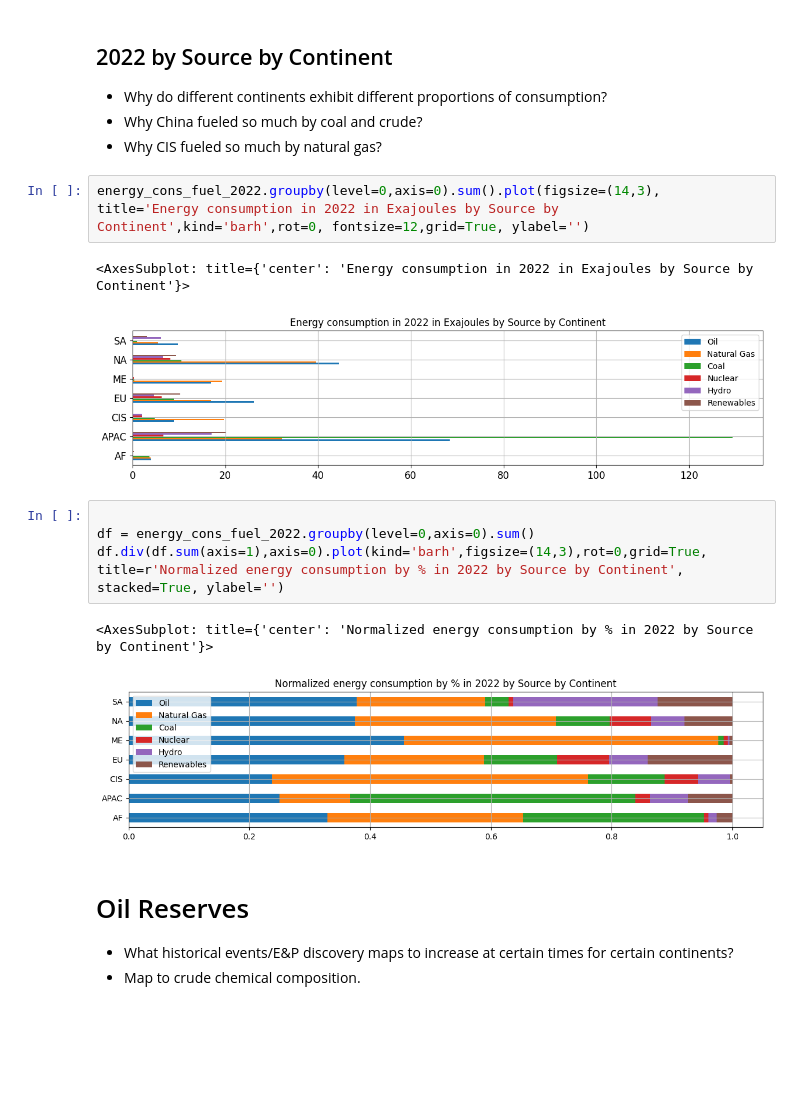
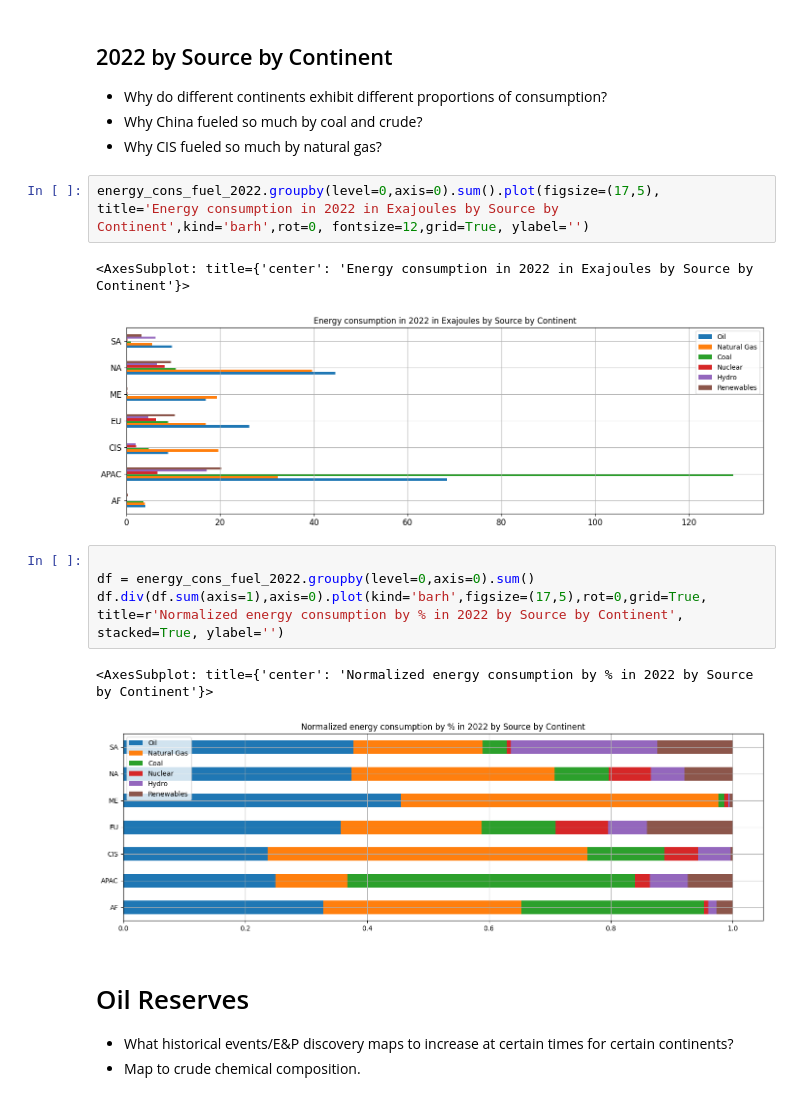
Before and after one commit to ryanczm/BP-Statistical-Report, a Jupyter notebook: oil.ipynb, the cells around one changed output. Saved outputs shown, nothing was run; the diff lists cells and outputs as text; blank space fills up the shorter version.

```diff
--- a/oil.ipynb
+++ b/oil.ipynb
@@ -173,17 +175,17 @@ Text(0, 0.5, '')
 * Why China fueled so much by coal and crude?
 * Why CIS fueled so much by natural gas?
 # %%
-energy_cons_fuel_2022.groupby(level=0,axis=0).sum().plot(figsize=(14,3), title='Energy consumption in 2022 in Exajoules by Source by Continent',kind='barh',rot=0, fontsize=12,grid=True, ylabel='')
+energy_cons_fuel_2022.groupby(level=0,axis=0).sum().plot(figsize=(17,5), title='Energy consumption in 2022 in Exajoules by Source by Continent',kind='barh',rot=0, fontsize=12,grid=True, ylabel='')
 # %% [output]
 <AxesSubplot: title={'center': 'Energy consumption in 2022 in Exajoules by Source by Continent'}>
-[figure, old version]
+[figure, new version]
 # %%
 
 df = energy_cons_fuel_2022.groupby(level=0,axis=0).sum()
-df.div(df.sum(axis=1),axis=0).plot(kind='barh',figsize=(14,3),rot=0,grid=True, title=r'Normalized energy consumption by % in 2022 by Source by Continent', stacked=True, ylabel='')
+df.div(df.sum(axis=1),axis=0).plot(kind='barh',figsize=(17,5),rot=0,grid=True, title=r'Normalized energy consumption by % in 2022 by Source by Continent', stacked=True, ylabel='')
 # %% [output]
 <AxesSubplot: title={'center': 'Normalized energy consumption by % in 2022 by Source by Continent'}>
-[figure, old version]
+[figure, new version]
 # %% [markdown]
 # Oil Reserves
 
```
Also changed, not shown: parts of 29 cells of this notebook.
